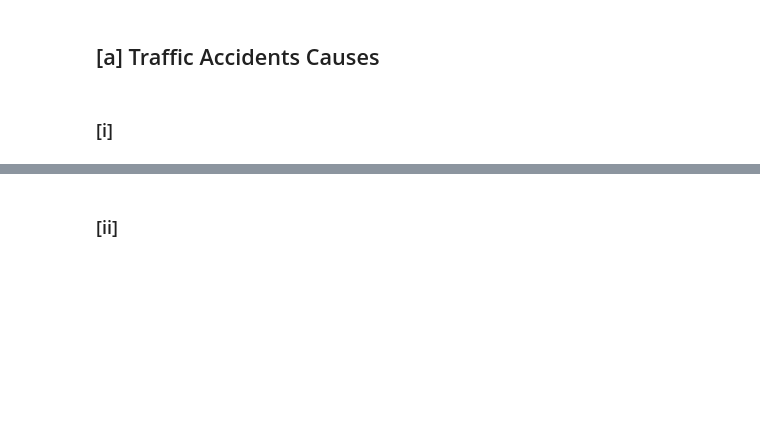
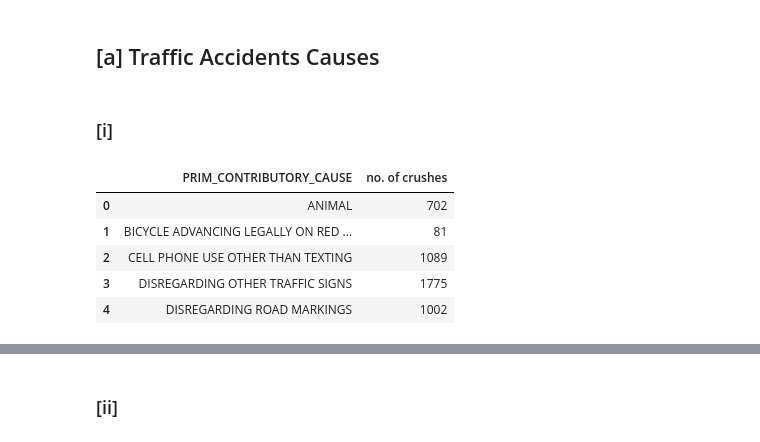
Before and after one commit to abdhashas/Data_mining_project, a Jupyter notebook: DM_HOMEWORK_1_BY_[عبدالرؤوف حسحس _طوني بطرس _عبد الله الزبداني].ipynb, the cells around one changed output, grey strips where cells are left out. Drawn from its saved outputs; the diff is of its cells as text; code cells hidden in the pictures; blank space fills up the shorter version.

```diff
--- a/DM_HOMEWORK_1_BY_[عبدالرؤوف حسحس _طوني بطرس _عبد الله الزبداني].ipynb
+++ b/DM_HOMEWORK_1_BY_[عبدالرؤوف حسحس _طوني بطرس _عبد الله الزبداني].ipynb
@@ -1223,0 +1226,9 @@ grouped
+# %%
+primary_reason_count.head()
+# %% [output]
+|  | PRIM_CONTRIBUTORY_CAUSE | no. of crushes |
+| 0 | ANIMAL | 702 |
+| 1 | BICYCLE ADVANCING LEGALLY ON RED ... | 81 |
+| 2 | CELL PHONE USE OTHER THAN TEXTING | 1089 |
+| 3 | DISREGARDING OTHER TRAFFIC SIGNS | 1775 |
+| 4 | DISREGARDING ROAD MARKINGS | 1002 |
```
Also changed, not shown: parts of 2 cells of this notebook.
